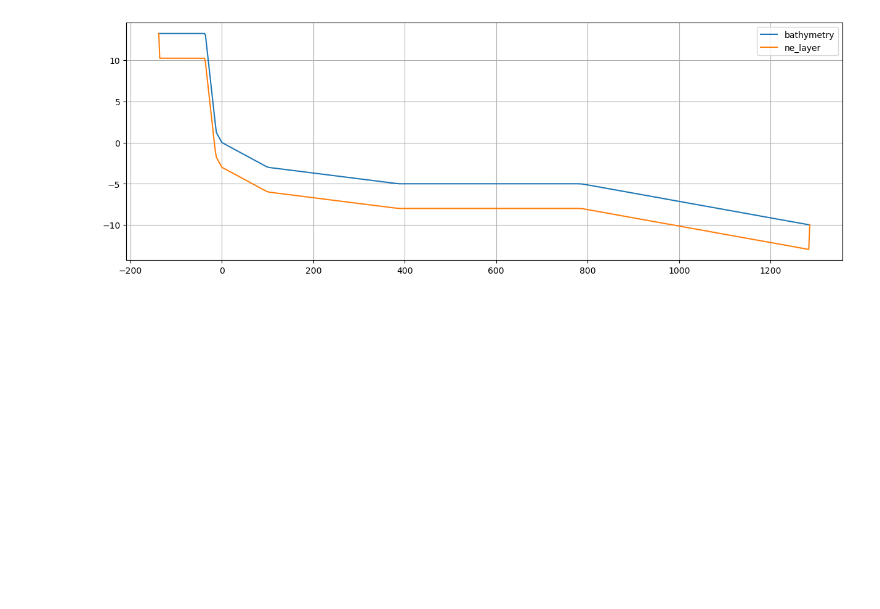
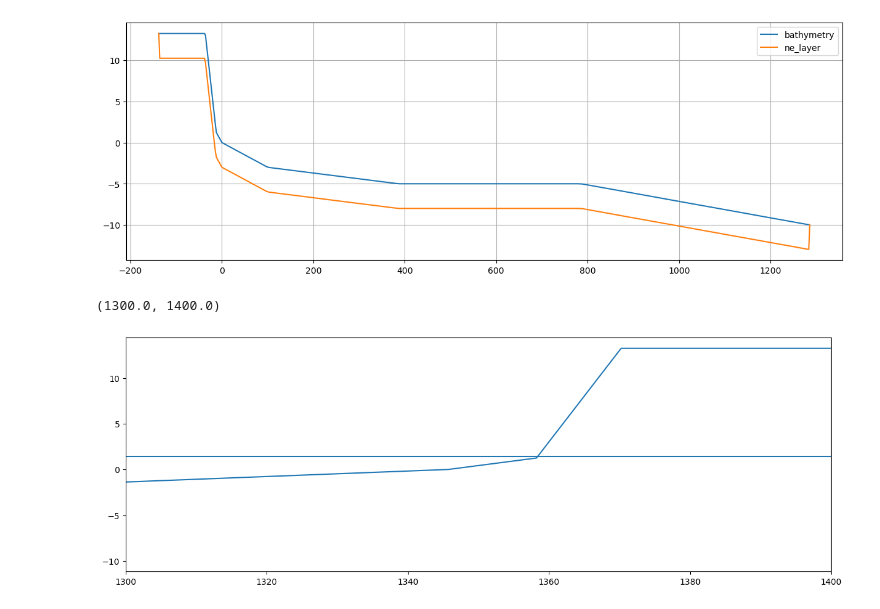
Before and after one commit to khdebruijn/thermo-morphological-model, a Jupyter notebook: runs/test_read_xb_output.ipynb, the cells around one changed output. Drawn from its saved outputs; the diff is of its cells as text; code cells hidden in the pictures; blank space fills up the shorter version.

```diff
--- a/runs/test_read_xb_output.ipynb
+++ b/runs/test_read_xb_output.ipynb
@@ -242,3 +247,16 @@ ax.legend()
 fig.show()
 # %% [output]
 [figure]
+# %%
+xgr = np.loadtxt('./test8_xb/x.grd')
+bed = np.loadtxt('./test8_xb/bed.dep')
+
+fig, ax = plt.subplots(figsize=(15,5))
+
+ax.plot(xgr, bed)
+ax.axhline(1.43)
+
+ax.set_xlim((1300, 1400))
+# %% [output]
+(1300.0, 1400.0)
+[figure, added]
```
Also changed, not shown: parts of 4 cells of this notebook, 6 other files.
